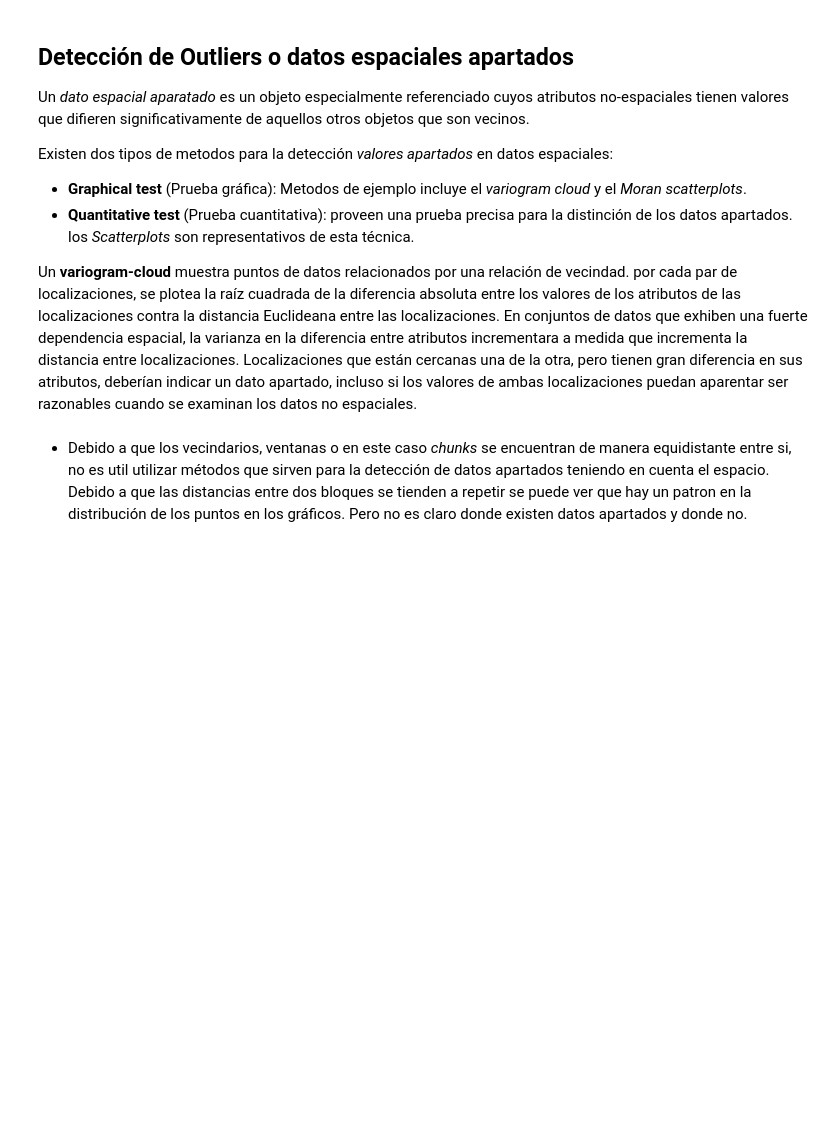
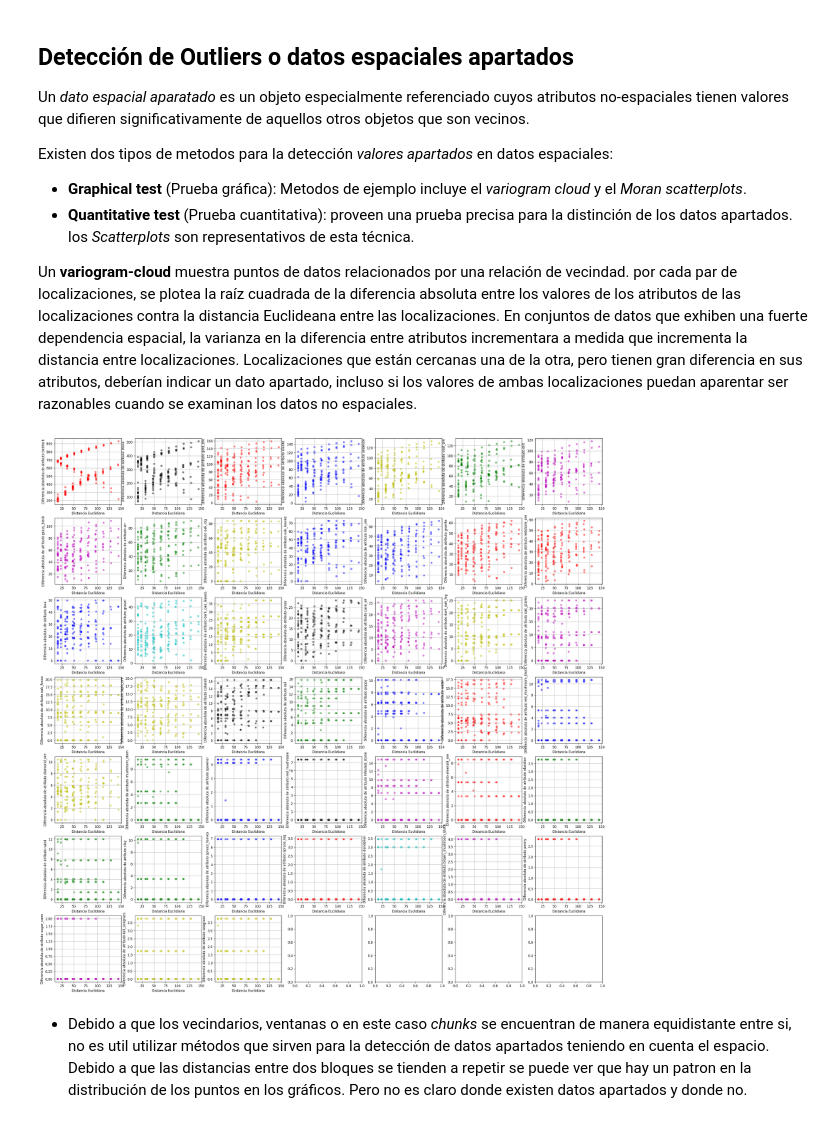
Before and after one commit to MrtC101/spatial-association-rules-mining, a Jupyter notebook: proyecto_final/code/python/Analisis.ipynb, the cells around one changed output. Cells and saved outputs as stored; diff of their text form; code cells hidden in the pictures; blank space fills up the shorter version.

```diff
--- a/proyecto_final/code/python/Analisis.ipynb
+++ b/proyecto_final/code/python/Analisis.ipynb
@@ -477,12 +477,19 @@ blocks.to_csv("..\\..\\Data\\blockCount.csv",sep=";");
 # %%
 from outlierDetection import outilerDetection as od
 import matplotlib.pyplot as plt
 import pandas as pd
-atts  = df.Tag.unique().tolist();
+#Path del CSV
+csvPath = "..\\..\\Data\\chunks.csv"
+#Lectura del CSV
+import pandas as pd
+chunkdf = pd.read_csv(csvPath,delimiter=";",lineterminator="\n")
+atts  = chunkdf.Tag.unique().tolist();
 blocks = pd.read_csv("..\\..\\Data\\chunkBlockCount.csv",sep=";");
 blocks = blocks.drop(blocks.columns[0],axis=1)
 
 fig,ax = od.variogramCloud(blocks,atts);
 fig.show()
+# %% [output]
+[figure, added]
 # %% [markdown]
 - Debido a que los vecindarios, ventanas o en este caso *chunks* se encuentran de manera equidistante entre si, no es util utilizar métodos que sirven para la detección de datos apartados teniendo en cuenta el espacio. Debido a que las distancias entre dos bloques se tienden a repetir se puede ver que hay un patron en la distribución de los puntos en los gráficos. Pero no es claro donde existen datos apartados y donde no.
```
Also changed, not shown: parts of 75 cells of this notebook, 59 other files.
